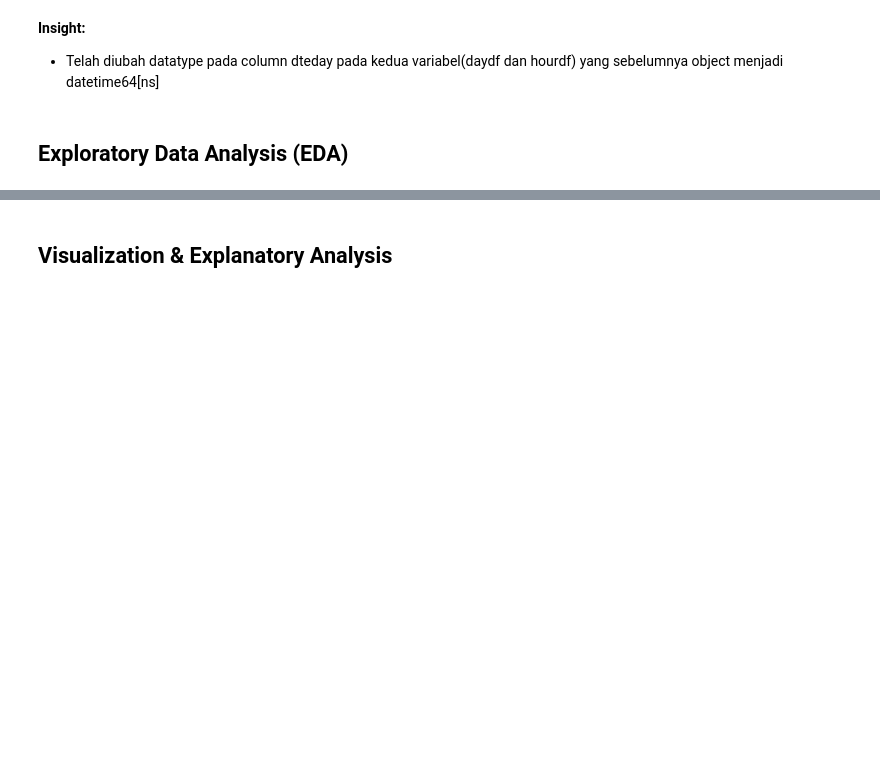
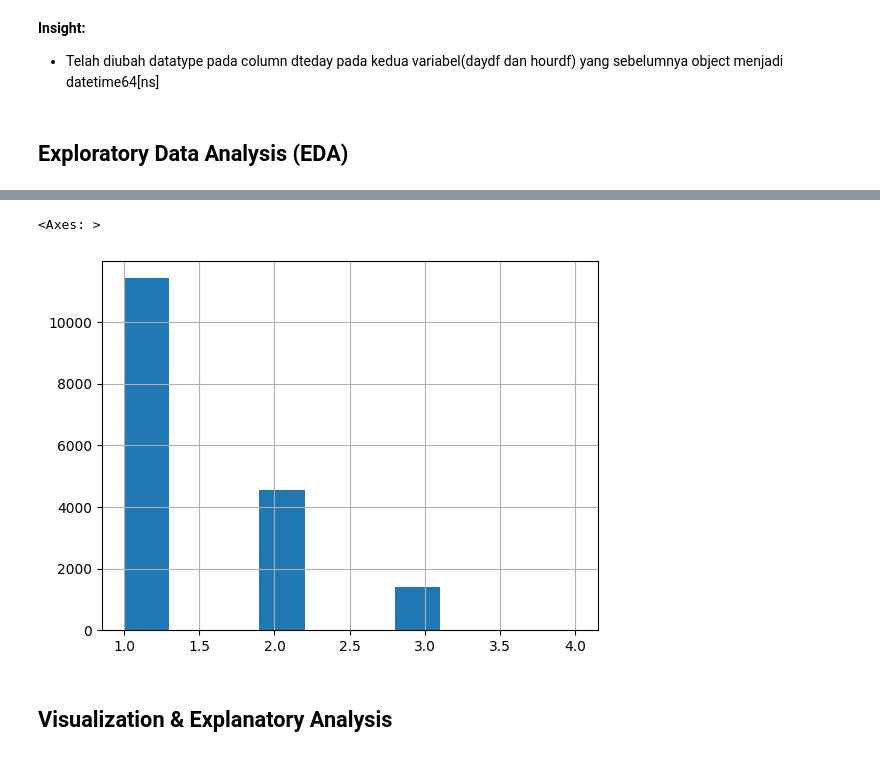
Before and after one commit to ItSam77/DataAnalyze, a Jupyter notebook: Proyek_Analisis_Data.ipynb, the cells around one changed output, grey strips where cells are left out. Cells and saved outputs as stored; diff of their text form; code cells hidden in the pictures; blank space fills up the shorter version.

```diff
--- a/Proyek_Analisis_Data.ipynb
+++ b/Proyek_Analisis_Data.ipynb
@@ -234,3 +348,8 @@ memory usage: 2.3 MB
+# %%
+hourdf.weathersit.hist() ##Menampilkan histogram pada hourdf pada orang yang ingin merental berdasarkan cuaca yang sedang terjadi
+# %% [output]
+<Axes: >
+[figure, added]
 # %% [markdown]
 ## Visualization & Explanatory Analysis
 # %% [markdown]
```
Also changed, not shown: parts of 12 cells of this notebook.
